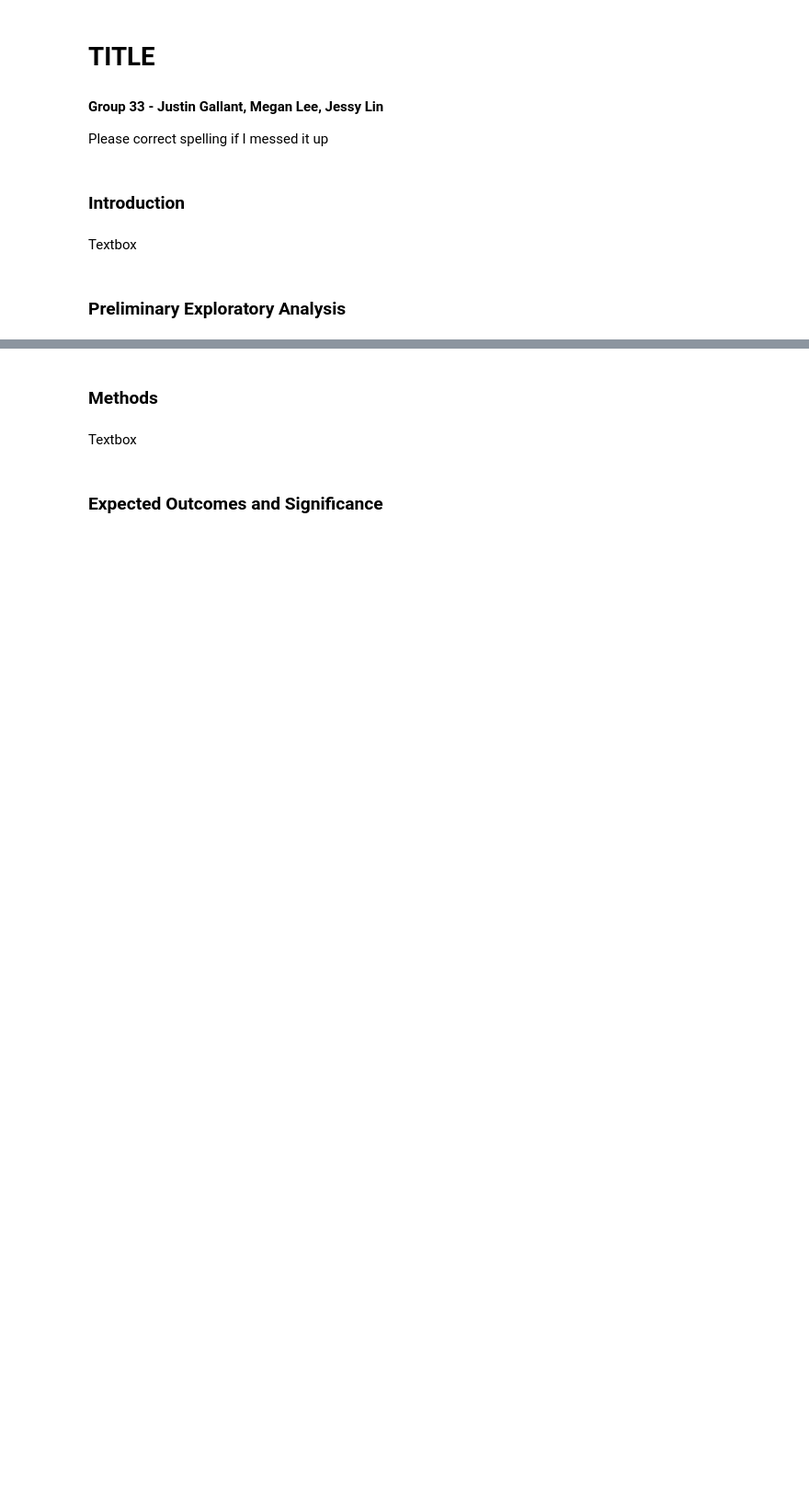
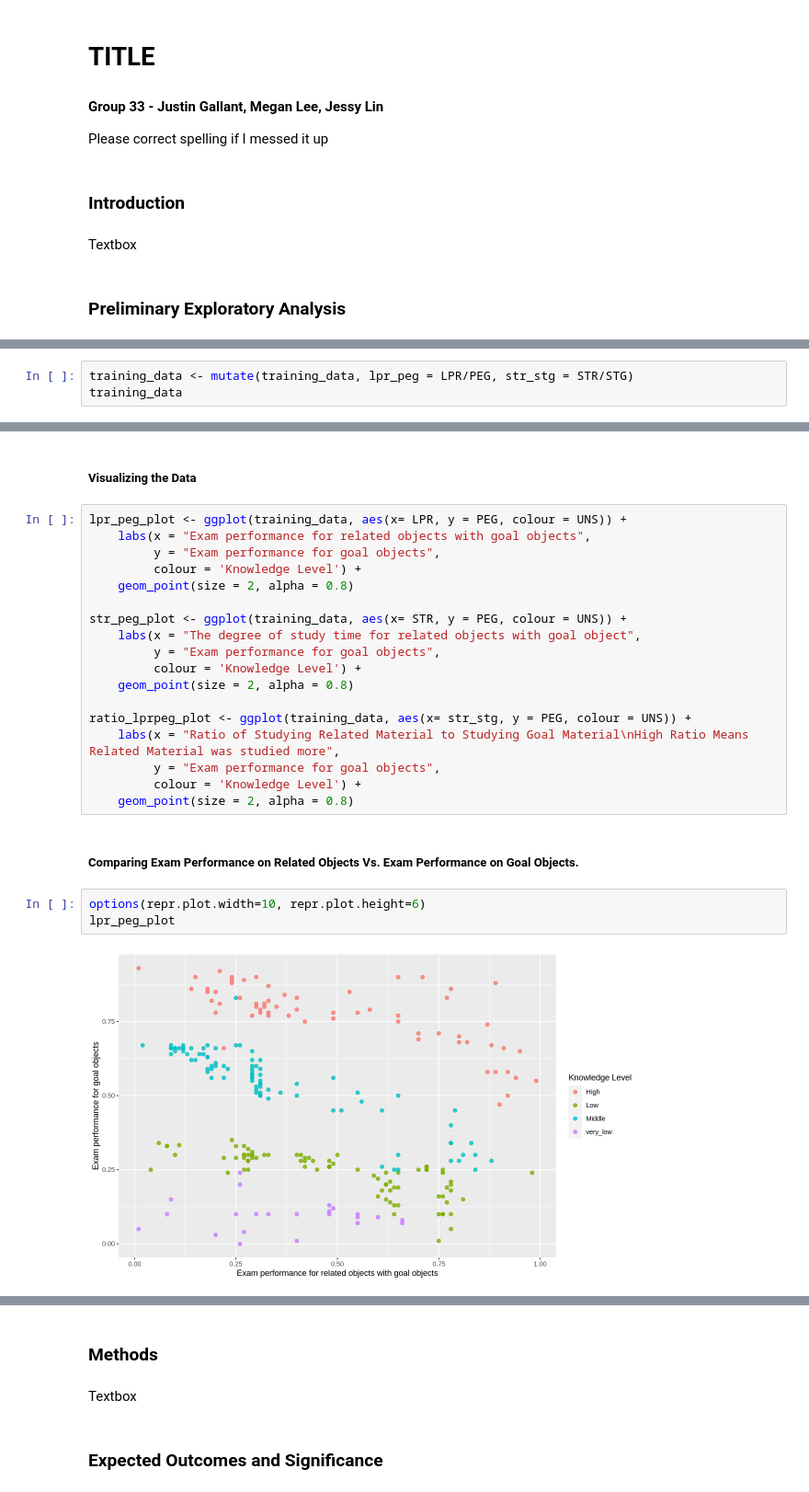
Before and after one commit to justin-gallant/Exam-Score-Indicators-dsci100, a Jupyter notebook: group_project_proposal.ipynb, the cells around one changed output, grey strips where cells are left out. Shown at 92% size. Saved outputs shown, nothing was run; the diff lists cells and outputs as text; blank space fills up the shorter version.

Commit message:
Finished visual analysis and column manipulation

```diff
--- a/group_project_proposal.ipynb
+++ b/group_project_proposal.ipynb
@@ -45,0 +66,3 @@ A tibble: 258 × 9
+# %%
+training_data <- mutate(training_data, lpr_peg = LPR/PEG, str_stg = STR/STG)
+training_data
@@ -45,0 +80,27 @@ A tibble: 258 × 9
+# %% [markdown]
+##### Visualizing the Data
+# %%
+lpr_peg_plot <- ggplot(training_data, aes(x= LPR, y = PEG, colour = UNS)) +
+    labs(x = "Exam performance for related objects with goal objects",
+         y = "Exam performance for goal objects",
+         colour = 'Knowledge Level') +
+    geom_point(size = 2, alpha = 0.8)
+
+str_peg_plot <- ggplot(training_data, aes(x= STR, y = PEG, colour = UNS)) +
+    labs(x = "The degree of study time for related objects with goal object",
+         y = "Exam performance for goal objects",
+         colour = 'Knowledge Level') +
+    geom_point(size = 2, alpha = 0.8)
+
+ratio_lprpeg_plot <- ggplot(training_data, aes(x= str_stg, y = PEG, colour = UNS)) +
+    labs(x = "Ratio of Studying Related Material to Studying Goal Material\nHigh Ratio Means Related Material was studied more",
+         y = "Exam performance for goal objects",
+         colour = 'Knowledge Level') +
+    geom_point(size = 2, alpha = 0.8)
+# %% [markdown]
+##### Comparing Exam Performance on Related Objects Vs. Exam Performance on Goal Objects.
+# %%
+options(repr.plot.width=10, repr.plot.height=6)
+lpr_peg_plot
+# %% [output]
+[figure, added]
```
Also changed, not shown: parts of 14 cells of this notebook.
